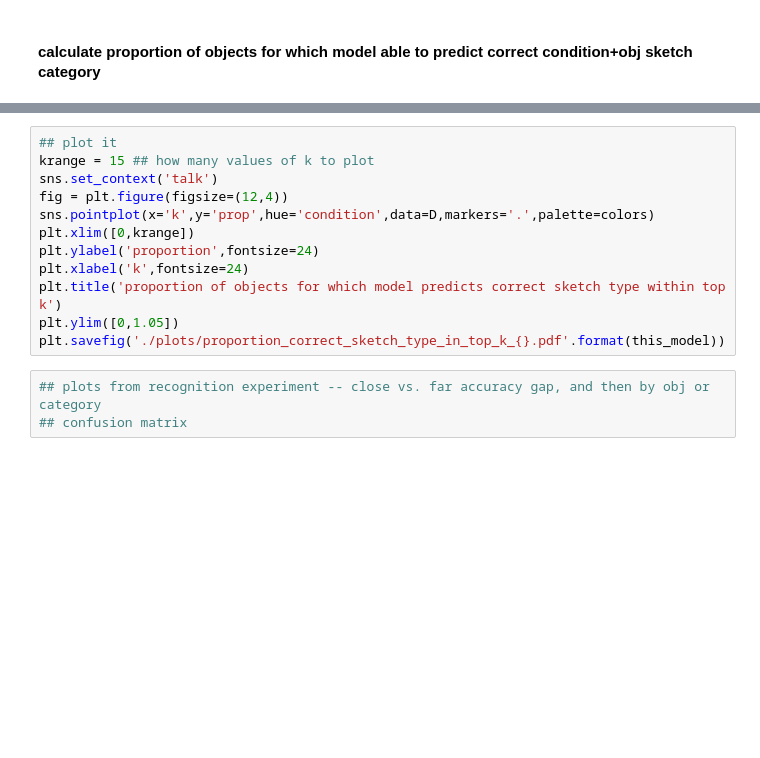
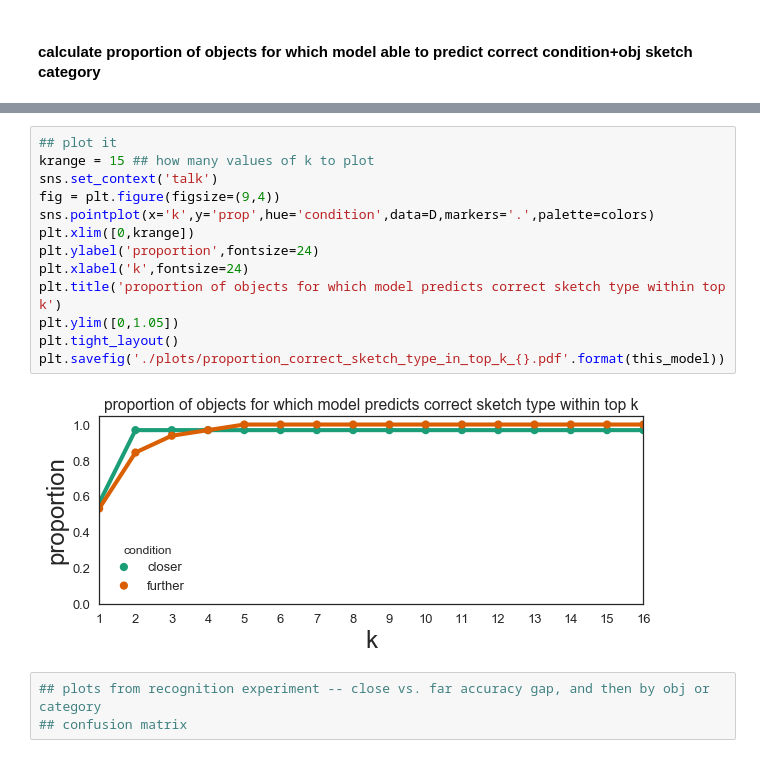
Before and after one commit to judithfan/visual_communication_in_context, a Jupyter notebook: analysis/pilot2_analysis_sketchpad_basic_recog.ipynb, the cells around one changed output, grey strips where cells are left out. Drawn from its saved outputs; the diff is of its cells as text; blank space fills up the shorter version.

```diff
--- a/analysis/pilot2_analysis_sketchpad_basic_recog.ipynb
+++ b/analysis/pilot2_analysis_sketchpad_basic_recog.ipynb
@@ -887,15 +916,18 @@ D.columns = ['prop','condition','k']
 # %%
 ## plot it
 krange = 15 ## how many values of k to plot
 sns.set_context('talk')
-fig = plt.figure(figsize=(12,4))
+fig = plt.figure(figsize=(9,4))
 sns.pointplot(x='k',y='prop',hue='condition',data=D,markers='.',palette=colors)
 plt.xlim([0,krange])
 plt.ylabel('proportion',fontsize=24)
 plt.xlabel('k',fontsize=24)
 plt.title('proportion of objects for which model predicts correct sketch type within top k')
 plt.ylim([0,1.05])
+plt.tight_layout()
 plt.savefig('./plots/proportion_correct_sketch_type_in_top_k_{}.pdf'.format(this_model))
+# %% [output]
+[figure, added]
 # %%
 ## plots from recognition experiment -- close vs. far accuracy gap, and then by obj or category
 ## confusion matrix
```
Also changed, not shown: parts of 8 cells of this notebook, 1 other file.
